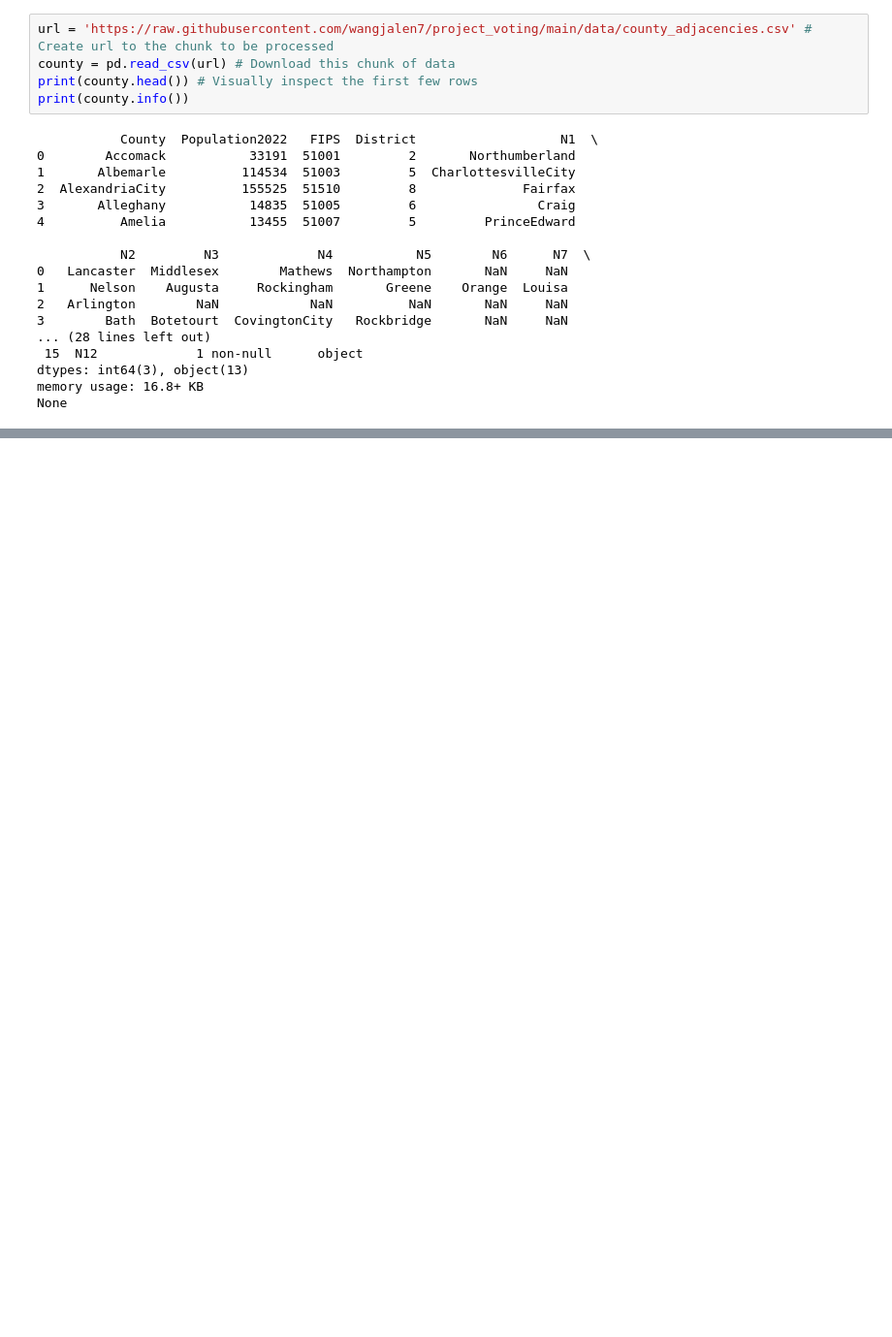
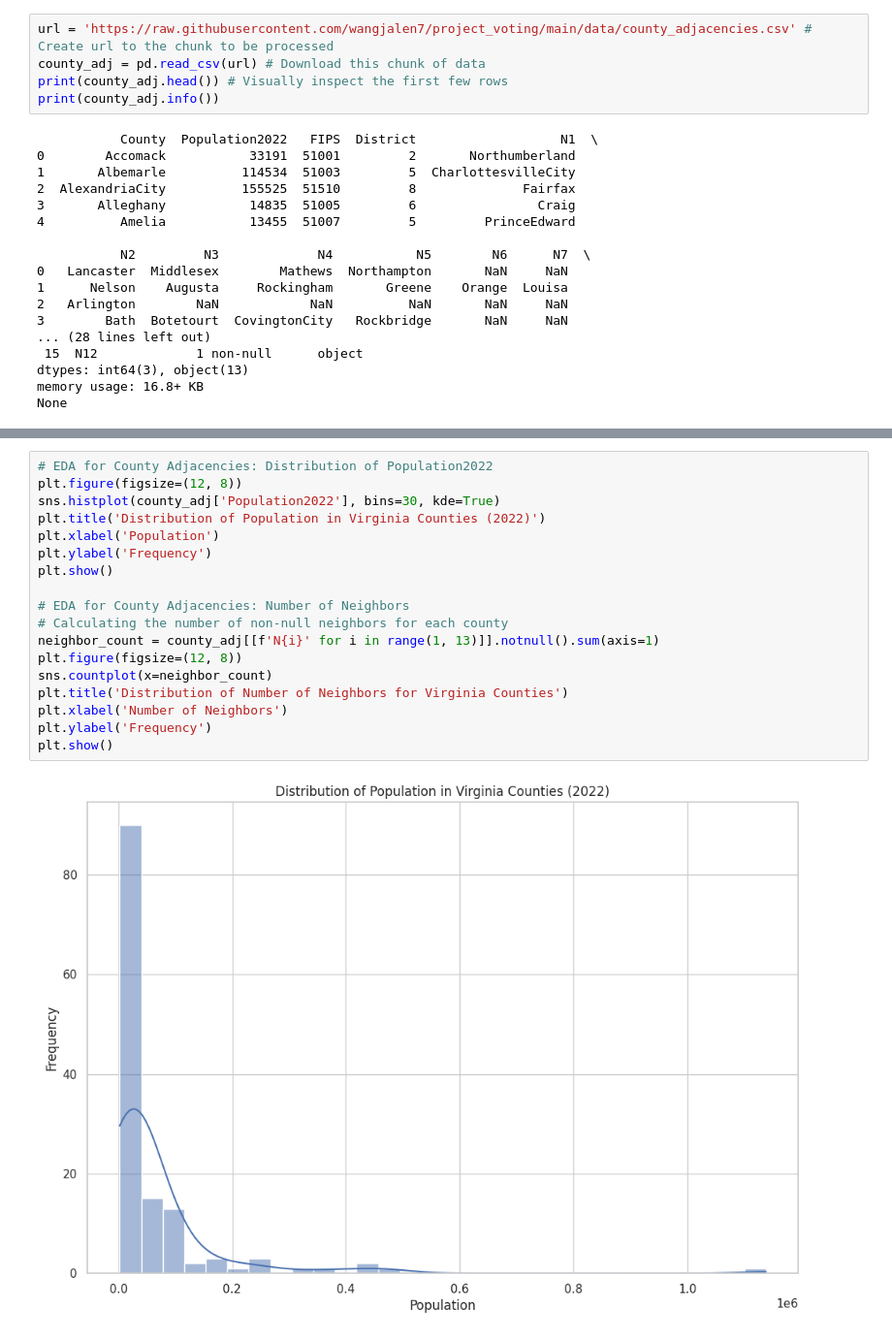
Before and after one commit to rafid-mirza/DS3001_Project1, a Jupyter notebook: Project_Voting_Code.ipynb, the cells around one changed output, grey strips where cells are left out. Shown: that part at 97% size. Drawn from its saved outputs; the diff is of its cells as text; blank space fills up the shorter version.

```diff
--- a/Project_Voting_Code.ipynb
+++ b/Project_Voting_Code.ipynb
@@ -338,8 +551,8 @@ None
 # %%
 url = 'https://raw.githubusercontent.com/wangjalen7/project_voting/main/data/county_adjacencies.csv' # Create url to the chunk to be processed
-county = pd.read_csv(url) # Download this chunk of data
-print(county.head()) # Visually inspect the first few rows
-print(county.info())
+county_adj = pd.read_csv(url) # Download this chunk of data
+print(county_adj.head()) # Visually inspect the first few rows
+print(county_adj.info())
 # %% [output]
            County  Population2022   FIPS  District                   N1  \
 0        Accomack           33191  51001         2       Northumberland
@@ -360,0 +656,20 @@ None
+# %%
+# EDA for County Adjacencies: Distribution of Population2022
+plt.figure(figsize=(12, 8))
+sns.histplot(county_adj['Population2022'], bins=30, kde=True)
+plt.title('Distribution of Population in Virginia Counties (2022)')
+plt.xlabel('Population')
+plt.ylabel('Frequency')
+plt.show()
+
+# EDA for County Adjacencies: Number of Neighbors
+# Calculating the number of non-null neighbors for each county
+neighbor_count = county_adj[[f'N{i}' for i in range(1, 13)]].notnull().sum(axis=1)
+plt.figure(figsize=(12, 8))
+sns.countplot(x=neighbor_count)
+plt.title('Distribution of Number of Neighbors for Virginia Counties')
+plt.xlabel('Number of Neighbors')
+plt.ylabel('Frequency')
+plt.show()
+# %% [output]
+[figure, added]
```
Also changed, not shown: parts of 60 cells of this notebook.
